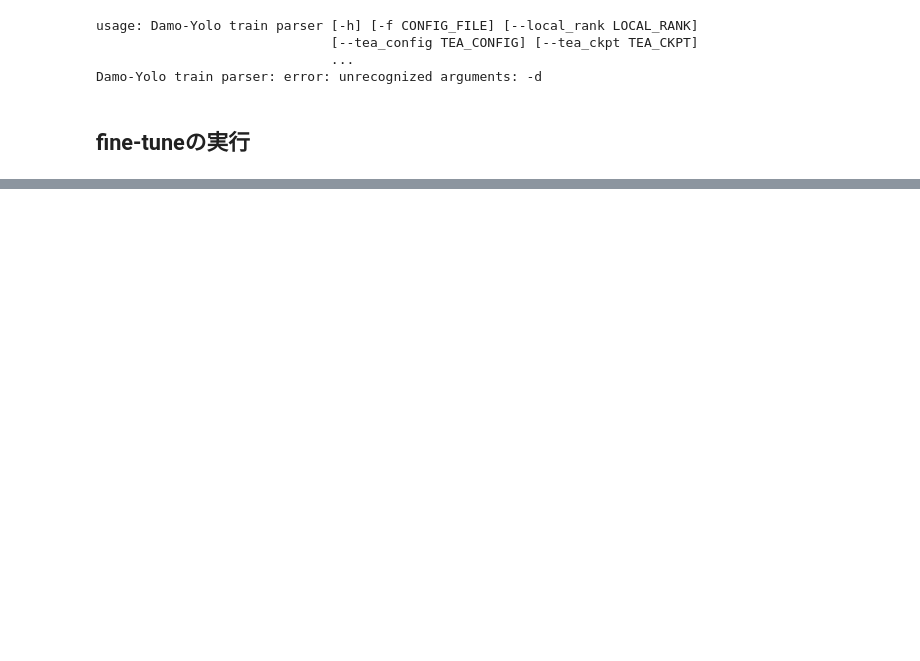
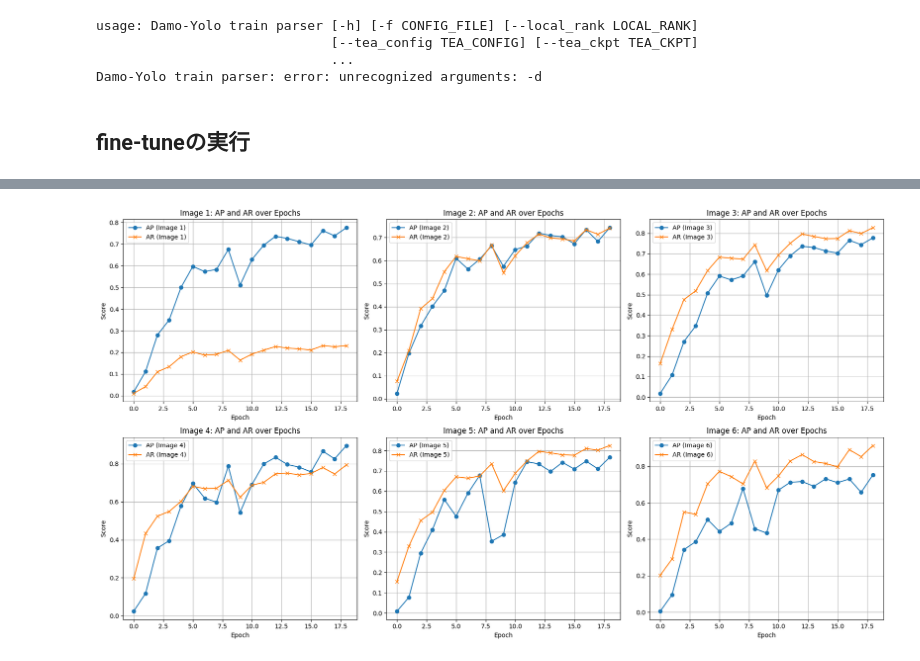
Before and after one commit to galirage/Arrow-Guided-VLM-Enhancing-Flowchart-Understanding-via-Arrow-Direction-Encoding, a Jupyter notebook: notebook/G_detect_flowchart_yoloDamo.ipynb, the cells around one changed output, grey strips where cells are left out. Cells and saved outputs as stored; diff of their text form; code cells hidden in the pictures; blank space fills up the shorter version.

```diff
--- a/notebook/G_detect_flowchart_yoloDamo.ipynb
+++ b/notebook/G_detect_flowchart_yoloDamo.ipynb
@@ -531,0 +528,83 @@ coco  custom_coco
+# %%
+# '/content/drive/MyDrive/programs/flow-chart-detection/damo-yolo/workdirs/damoyolo_tinynasL20_T/2024-12-25-1908'
+
+import re
+import matplotlib.pyplot as plt
+
+# ファイルを読み込む
+file_path = '/content/drive/MyDrive/programs/flow-chart-detection/damo-yolo/workdirs/damoyolo_tinynasL20_T/2024-12-26-1709'
+with open(file_path, 'r') as file:
+    lines = file.readlines()
+
+# 各エポックのAPとARデータを格納
+ap_per_epoch = []
+ar_per_epoch = []
+current_epoch = None
+current_ap = []  # current_apを初期化
+current_ar = []  # current_arを初期化
+
+for line in lines:
+    # エポック情報を抽出
+    epoch_match = re.search(r'epoch: (\d+)/', line)
+    if epoch_match:
+        if current_epoch is not None:
+            # 現在のエポックが終わったらリストを保存
+            ap_per_epoch.append(current_ap)
+            ar_per_epoch.append(current_ar)
+        current_epoch = int(epoch_match.group(1))
+        current_ap = []  # 新しいエポックに備えて初期化
+        current_ar = []  # 新しいエポックに備えて初期化
+
+    # APを抽出
+    ap_match = re.search(r'Average Precision\s+\(AP\)\s+@\[\s*IoU=0\.50:0\.95.*=\s+([\d\.]+)', line)
+    if ap_match:
+        current_ap.append(float(ap_match.group(1)))
+
+    # ARを抽出
+    ar_match = re.search(r'Average Recall\s+\(AR\)\s+@\[\s*IoU=0\.50:0\.95.*=\s+([\d\.]+)', line)
+    if ar_match:
+        current_ar.append(float(ar_match.group(1)))
+
+# 最後のエポックデータを追加
+if current_epoch is not None:
+    ap_per_epoch.append(current_ap)
+    ar_per_epoch.append(current_ar)
+
+# 各エポックで6つの画像に対応するデータを抽出
+num_epochs = len(ap_per_epoch)
+num_images = 6  # 各エポックに6つの画像が含まれると仮定
+ap_per_image = [[] for _ in range(num_images)]
+ar_per_image = [[] for _ in range(num_images)]
+
+for epoch_idx in range(num_epochs):
+    for img_idx in range(min(num_images, len(ap_per_epoch[epoch_idx]))):
+        ap_per_image[img_idx].append(ap_per_epoch[epoch_idx][img_idx])
+        ar_per_image[img_idx].append(ar_per_epoch[epoch_idx][img_idx])
+
+# データを最短の長さに揃える
+min_length = min(len(ap_per_image[i]) for i in range(num_images))
+ap_per_image = [ap[:min_length] for ap in ap_per_image]
+ar_per_image = [ar[:min_length] for ar in ar_per_image]
+epochs = list(range(min_length))  # エポック数も揃える
+
+# デバッグ用: データ確認
+print(f"Number of epochs (after adjustment): {min_length}")
+for i in range(num_images):
+    print(f"Image {i+1}: AP length = {len(ap_per_image[i])}, AR length = {len(ar_per_image[i])}")
+
+# グラフの作成
+fig, axes = plt.subplots(2, 3, figsize=(18, 10))  # 2行3列のプロット
+axes = axes.flatten()
+
+for i in range(num_images):
+    axes[i].plot(epochs, ap_per_image[i], label=f'AP (Image {i+1})', marker='o')
+    axes[i].plot(epochs, ar_per_image[i], label=f'AR (Image {i+1})', marker='x')
+    axes[i].set_xlabel('Epoch')
+    axes[i].set_ylabel('Score')
+    axes[i].set_title(f'Image {i+1}: AP and AR over Epochs')
+    axes[i].legend()
+    axes[i].grid(True)
+
+plt.tight_layout()
+plt.show()
+# %% [output]
@@ -531,0 +618 @@ coco  custom_coco
+[figure, added]
```
Also changed, not shown: parts of 21 cells of this notebook.
